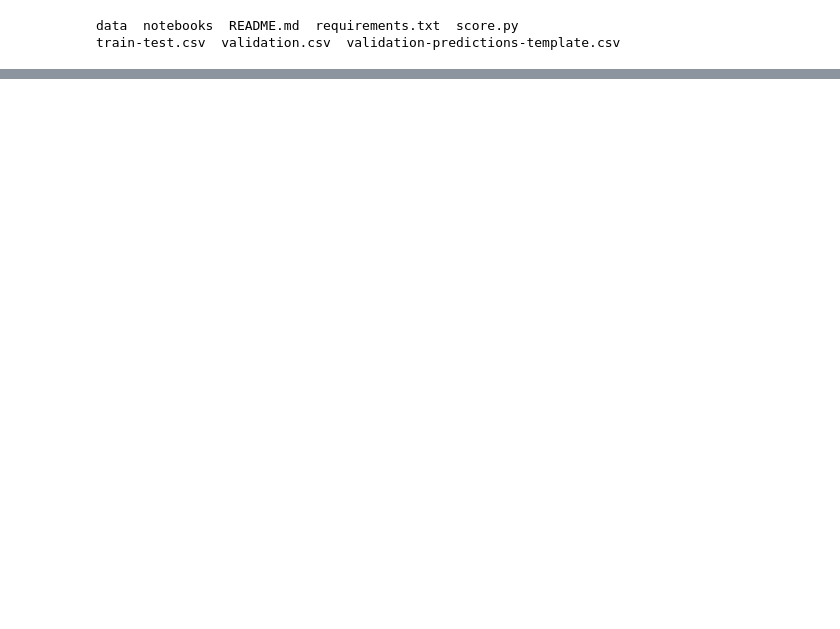
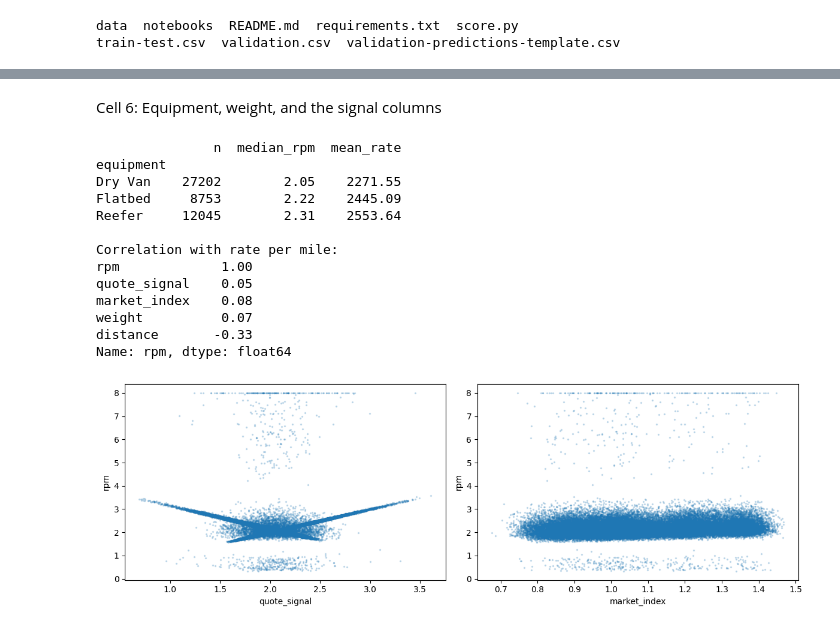
Before and after one commit to Jammal1996/spotter-freight-rate-ml, a Jupyter notebook: notebooks/01_freight_rate_model.ipynb, the cells around one changed output, grey strips where cells are left out. Saved outputs shown, nothing was run; the diff lists cells and outputs as text; code cells hidden in the pictures; blank space fills up the shorter version.

```diff
--- a/notebooks/01_freight_rate_model.ipynb
+++ b/notebooks/01_freight_rate_model.ipynb
@@ -33,0 +174,10 @@ train-test.csv  validation.csv  validation-predictions-template.csv
+# %%
+cols = ["load_id", "pickup", "delivery", "distance", "equipment", "weight", "date", "posted_rate", "rpm"]
+print("Highest rate per mile:")
+display(train.sort_values("rpm", ascending=False)[cols].head(10))
+print("Lowest rate per mile:")
+display(train.sort_values("rpm")[cols].head(10))
+
+# Are the extremes concentrated in short hauls?
+train["dist_bin"] = pd.cut(train.distance, [0, 250, 500, 1000, 2000, 4000])
+print(train.groupby("dist_bin", observed=True).rpm.describe().round(2))
@@ -33,0 +252,31 @@ train-test.csv  validation.csv  validation-predictions-template.csv
+# %% [markdown]
+Cell 6: Equipment, weight, and the signal columns
+# %%
+print(train.groupby("equipment").agg(n=("rpm", "size"), median_rpm=("rpm", "median"),
+                                      mean_rate=("posted_rate", "mean")).round(2))
+
+print("\nCorrelation with rate per mile:")
+print(train[["rpm", "quote_signal", "market_index", "weight", "distance"]]
+      .corr().round(2)["rpm"])
+
+fig, ax = plt.subplots(1, 2, figsize=(12, 4))
+ax[0].scatter(train.quote_signal, train.rpm.clip(upper=8), s=2, alpha=0.2)
+ax[0].set_xlabel("quote_signal"); ax[0].set_ylabel("rpm")
+ax[1].scatter(train.market_index, train.rpm.clip(upper=8), s=2, alpha=0.2)
+ax[1].set_xlabel("market_index"); ax[1].set_ylabel("rpm")
+plt.tight_layout(); plt.show()
+# %% [output]
+               n  median_rpm  mean_rate
+equipment
+Dry Van    27202        2.05    2271.55
+Flatbed     8753        2.22    2445.09
+Reefer     12045        2.31    2553.64
+
+Correlation with rate per mile:
+rpm             1.00
+quote_signal    0.05
+market_index    0.08
+weight          0.07
+distance       -0.33
+Name: rpm, dtype: float64
+[figure, added]
```
Also changed, not shown: parts of 44 cells of this notebook.
